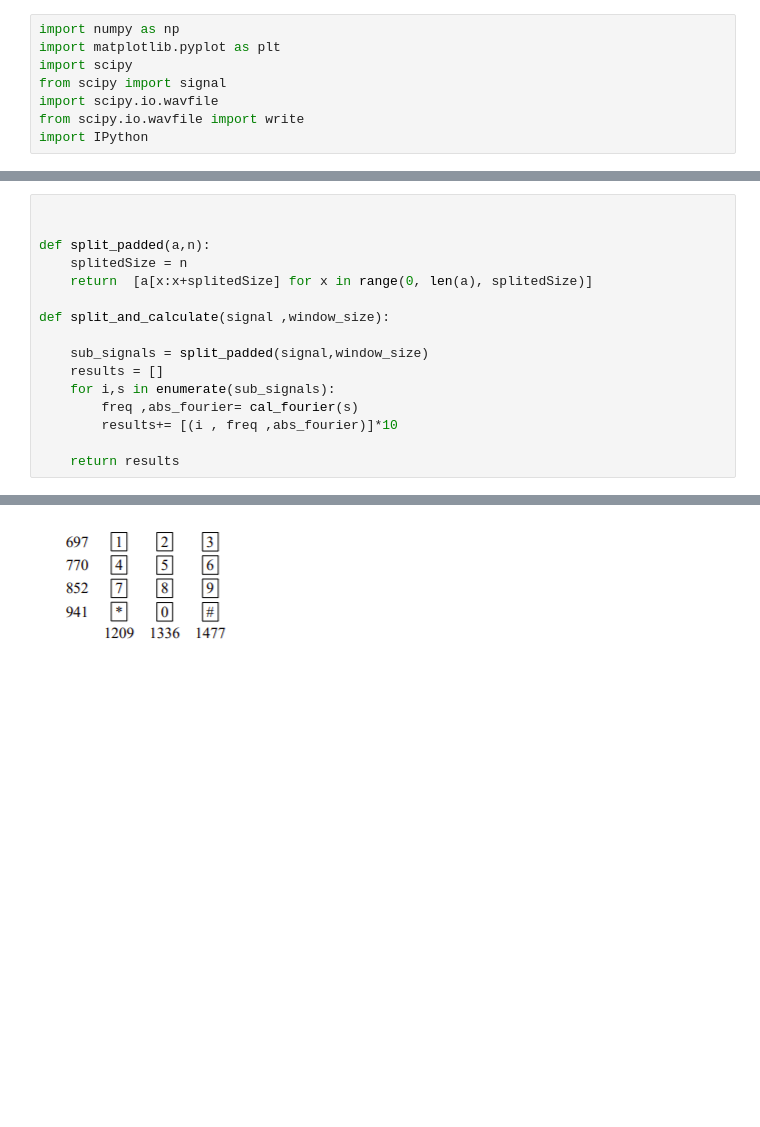
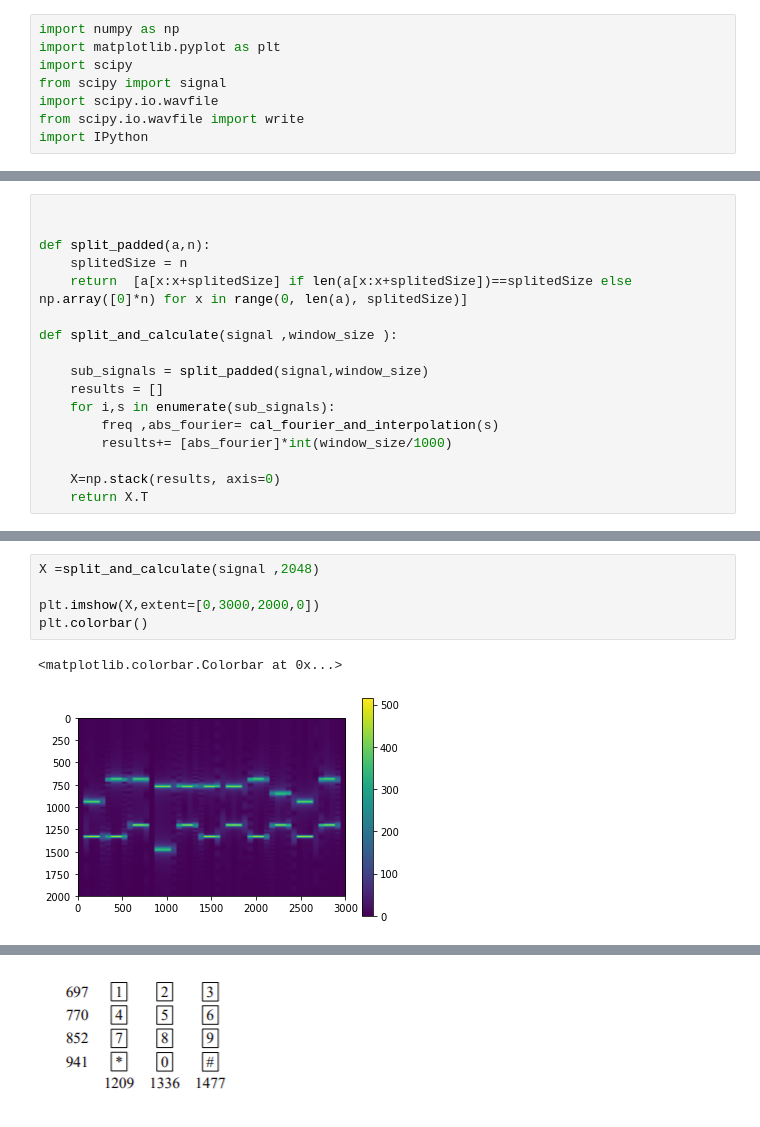
Before and after one commit to hoseinlook/signals_and_systems_hws, a Jupyter notebook: hw5/hw5.ipynb, the cells around one changed output, grey strips where cells are left out. Saved outputs shown, nothing was run; the diff lists cells and outputs as text; blank space fills up the shorter version.

```diff
--- a/hw5/hw5.ipynb
+++ b/hw5/hw5.ipynb
@@ -66,14 +66,15 @@ x,y = cal_fourier(signal[:1000])
 
 def split_padded(a,n):
     splitedSize = n
-    return  [a[x:x+splitedSize] for x in range(0, len(a), splitedSize)]
+    return  [a[x:x+splitedSize] if len(a[x:x+splitedSize])==splitedSize else np.array([0]*n) for x in range(0, len(a), splitedSize)]
 
-def split_and_calculate(signal ,window_size):
+def split_and_calculate(signal ,window_size ):
 
     sub_signals = split_padded(signal,window_size)
     results = []
     for i,s in enumerate(sub_signals):
-        freq ,abs_fourier= cal_fourier(s)
-        results+= [(i , freq ,abs_fourier)]*10
+        freq ,abs_fourier= cal_fourier_and_interpolation(s)
+        results+= [abs_fourier]*int(window_size/1000)
 
-    return results
+    X=np.stack(results, axis=0)
+    return X.T
@@ -105,0 +88,8 @@ plt.colorbar()
+# %%
+X =split_and_calculate(signal ,2048)
+
+plt.imshow(X,extent=[0,3000,2000,0])
+plt.colorbar()
+# %% [output]
+<matplotlib.colorbar.Colorbar at 0x...>
+[figure, added]
```
Also changed, not shown: parts of 31 cells of this notebook.
